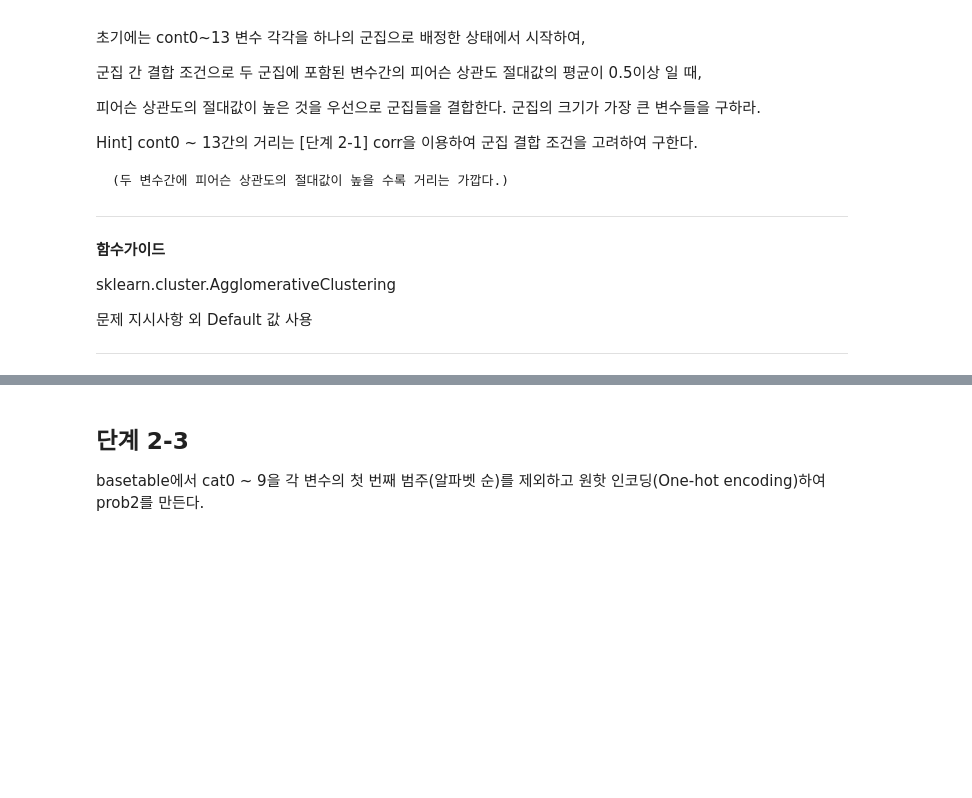
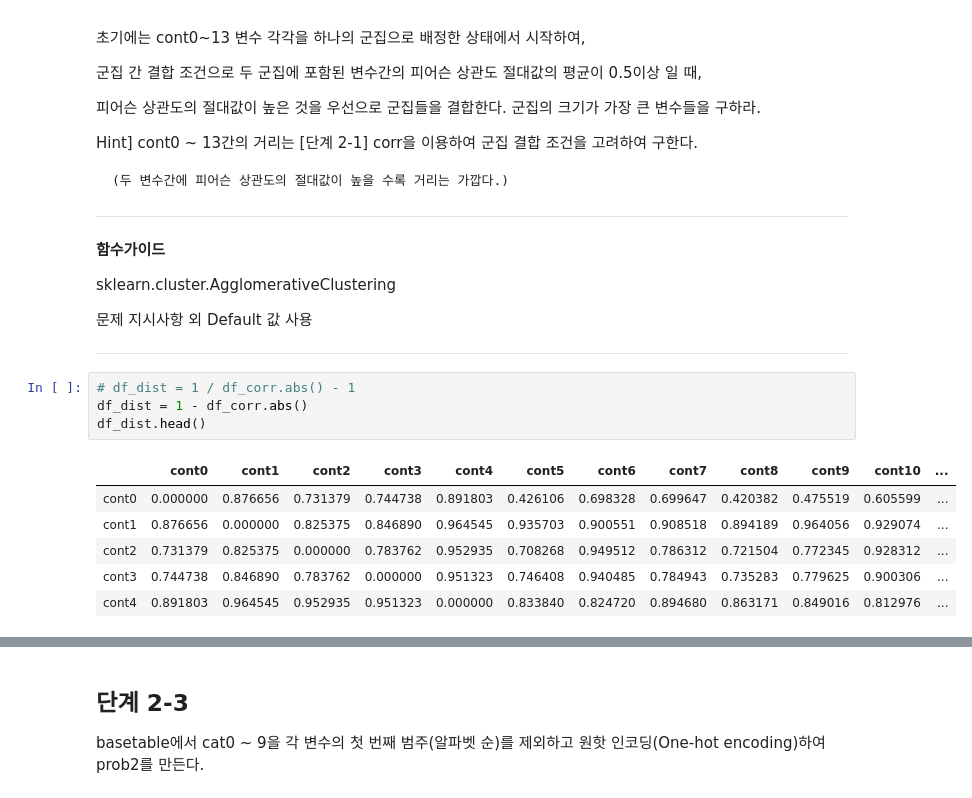
Before and after one commit to sunkusun9/DS_lv3_2404_2, a Jupyter notebook: sec_ds_lv3_prob2_prob.ipynb, the cells around one changed output, grey strips where cells are left out. Saved outputs shown, nothing was run; the diff lists cells and outputs as text; blank space fills up the shorter version.

```diff
--- a/sec_ds_lv3_prob2_prob.ipynb
+++ b/sec_ds_lv3_prob2_prob.ipynb
@@ -616,3 +624,14 @@ sklearn.cluster.AgglomerativeClustering
 문제 지시사항 외 Default 값 사용
 
 ---
+# %%
+# df_dist = 1 / df_corr.abs() - 1
+df_dist = 1 - df_corr.abs()
+df_dist.head()
+# %% [output]
+|  | cont0 | cont1 | cont2 | cont3 | cont4 | cont5 | cont6 | cont7 | cont8 | cont9 | cont10 | ... |
+| cont0 | 0.000000 | 0.876656 | 0.731379 | 0.744738 | 0.891803 | 0.426106 | 0.698328 | 0.699647 | 0.420382 | 0.475519 | 0.605599 | ... |
+| cont1 | 0.876656 | 0.000000 | 0.825375 | 0.846890 | 0.964545 | 0.935703 | 0.900551 | 0.908518 | 0.894189 | 0.964056 | 0.929074 | ... |
+| cont2 | 0.731379 | 0.825375 | 0.000000 | 0.783762 | 0.952935 | 0.708268 | 0.949512 | 0.786312 | 0.721504 | 0.772345 | 0.928312 | ... |
+| cont3 | 0.744738 | 0.846890 | 0.783762 | 0.000000 | 0.951323 | 0.746408 | 0.940485 | 0.784943 | 0.735283 | 0.779625 | 0.900306 | ... |
+| cont4 | 0.891803 | 0.964545 | 0.952935 | 0.951323 | 0.000000 | 0.833840 | 0.824720 | 0.894680 | 0.863171 | 0.849016 | 0.812976 | ... |
```
Also changed, not shown: parts of 56 cells of this notebook.
